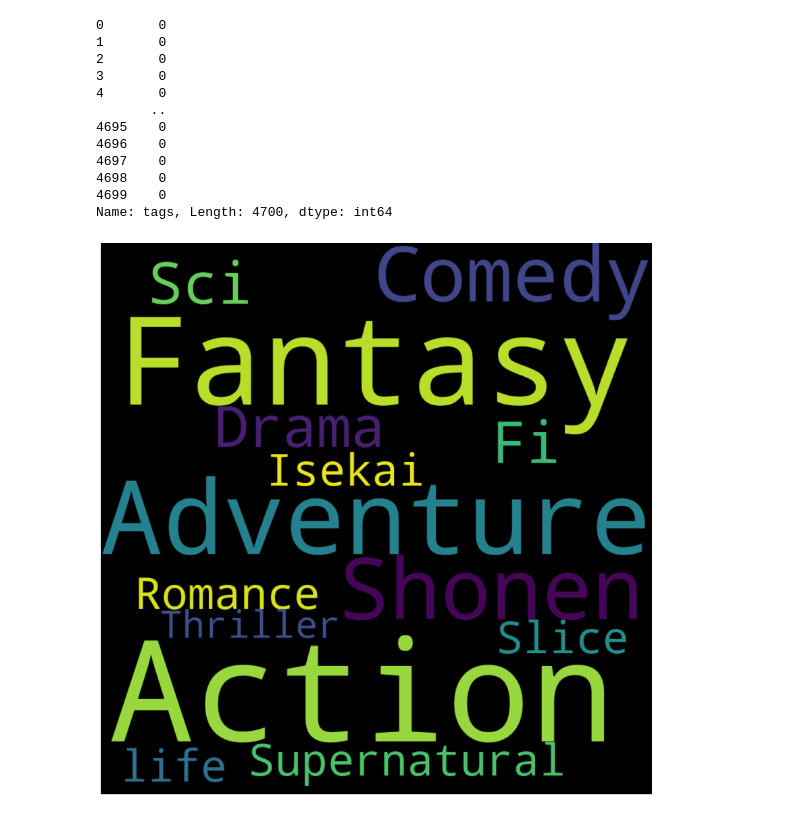
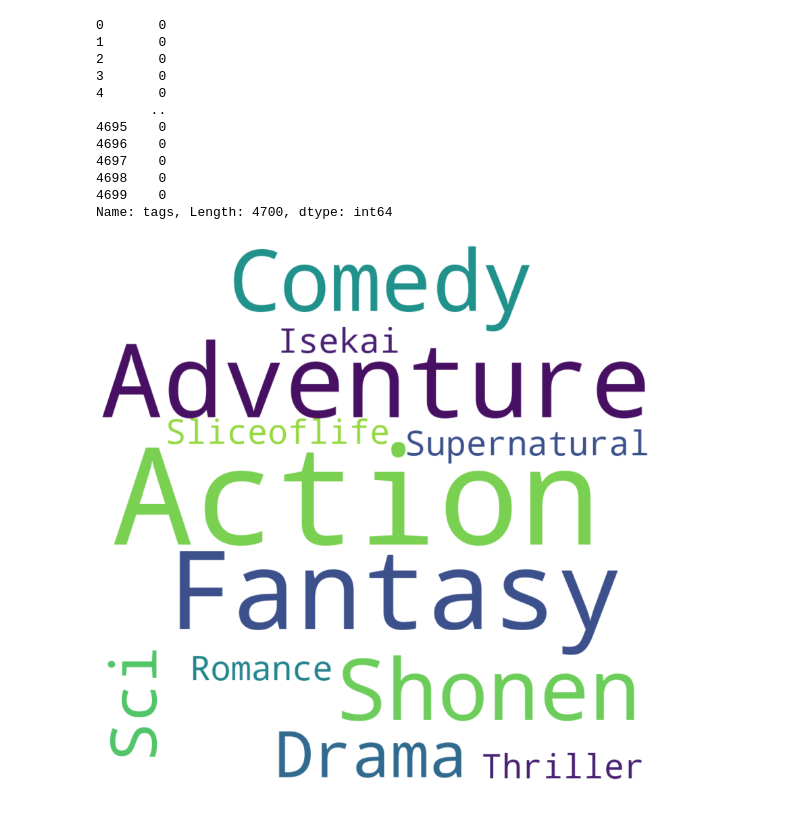
Before and after one commit to something-cool/french-bread, a Jupyter notebook: data_visual.ipynb, the cells around one changed output. Saved outputs shown, nothing was run; the diff lists cells and outputs as text; code cells hidden in the pictures.

Commit message:
made some color changes, added a bar plot for average show rating

```diff
--- a/data_visual.ipynb
+++ b/data_visual.ipynb
@@ -174,16 +181,16 @@ anime_df['tags'].apply(list_to_string)
 4699    0
 Name: tags, Length: 4700, dtype: int64
 # %%
-text=("Action Action Action, Action, Fantasy, Fantasy, Fantasy, Shonen, Shonen, Adventure, Adventure, Adventure, Comedy, Comedy, Sci-Fi, Drama, Supernatural, Romance, Isekai, Slice of life, Thriller")
+text=("Action Action Action, Action, Action, Fantasy, Fantasy, Fantasy, Shonen, Shonen, Adventure, Adventure, Adventure, Comedy, Comedy, Sci-i, Drama, Supernatural, Romance, Isekai, Sliceoflife, Thriller")
 # Create the wordcloud object
-wordcloud = WordCloud(width=1000, height=1000, margin=0).generate(text)
+wordcloud = WordCloud(background_color='white',width=1000, height=1000, margin=0).generate(text)
 
 # Display the generated image:
 plt.figure(figsize=(25,15))
 
 plt.imshow(wordcloud, interpolation='bilinear')
 plt.axis("off")
 plt.margins(x=0, y=0)
 plt.show()
 # %% [output]
-[figure, old version]
+[figure, new version]
```
Also changed, not shown: parts of 9 cells of this notebook.
